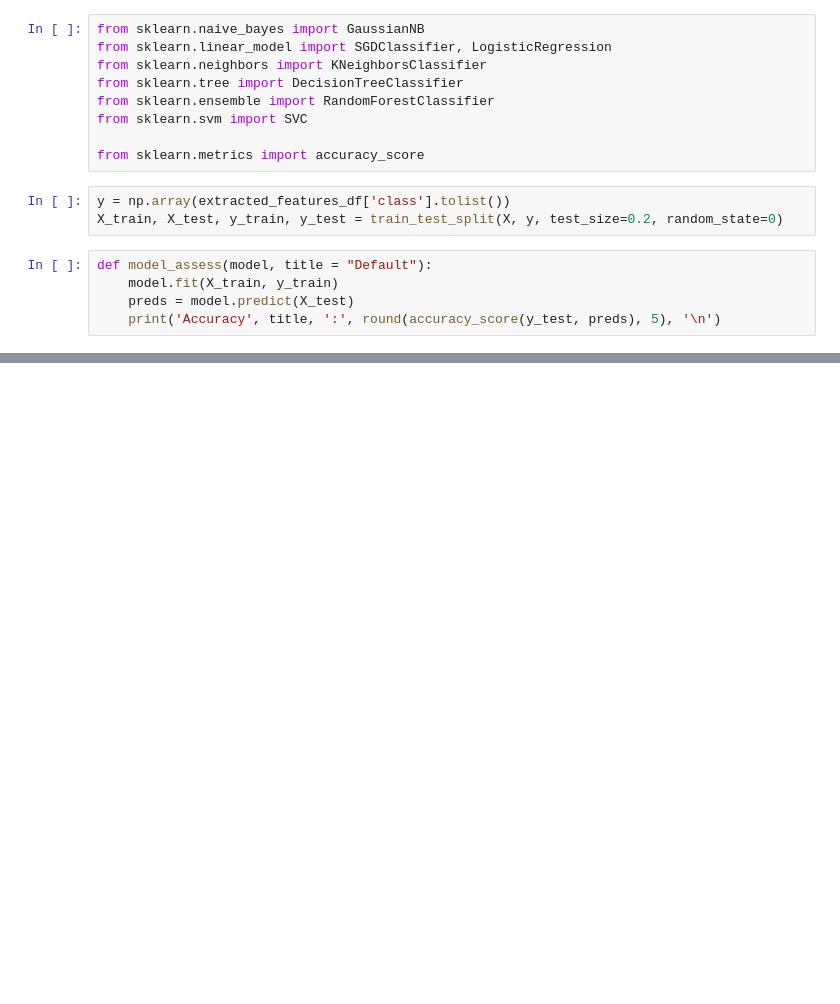
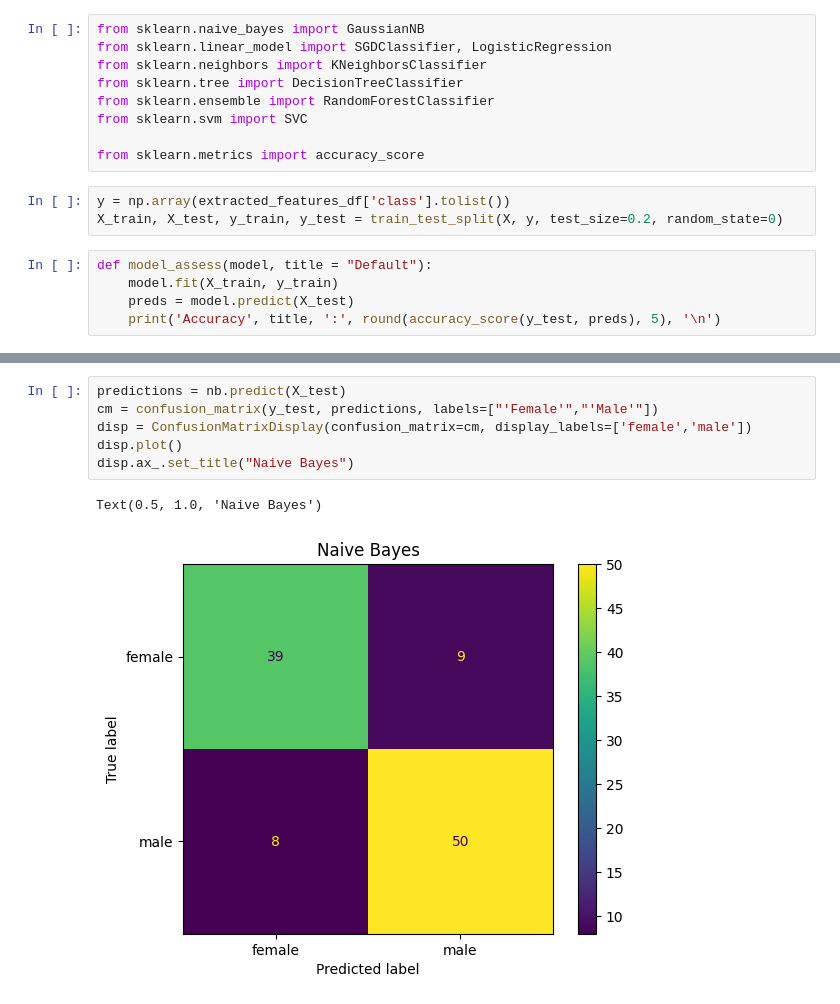
Before and after one commit to HashirA123/FinalProject_ENCM509, a Jupyter notebook: Final_project.ipynb, the cells around one changed output, grey strips where cells are left out. Cells and saved outputs as stored; diff of their text form; blank space fills up the shorter version.

```diff
--- a/Final_project.ipynb
+++ b/Final_project.ipynb
@@ -334,3 +359,12 @@ Increase the number of iterations (max_iter) or scale the data as shown in:
 Please also refer to the documentation for alternative solver options:
     https://scikit-learn.org/stable/modules/linear_model.html#logistic-regression
   n_iter_i = _check_optimize_result(
+# %%
+predictions = nb.predict(X_test)
+cm = confusion_matrix(y_test, predictions, labels=["'Female'","'Male'"])
+disp = ConfusionMatrixDisplay(confusion_matrix=cm, display_labels=['female','male'])
+disp.plot()
+disp.ax_.set_title("Naive Bayes")
+# %% [output]
+Text(0.5, 1.0, 'Naive Bayes')
+[figure, added]
```
Also changed, not shown: parts of 30 cells of this notebook.
